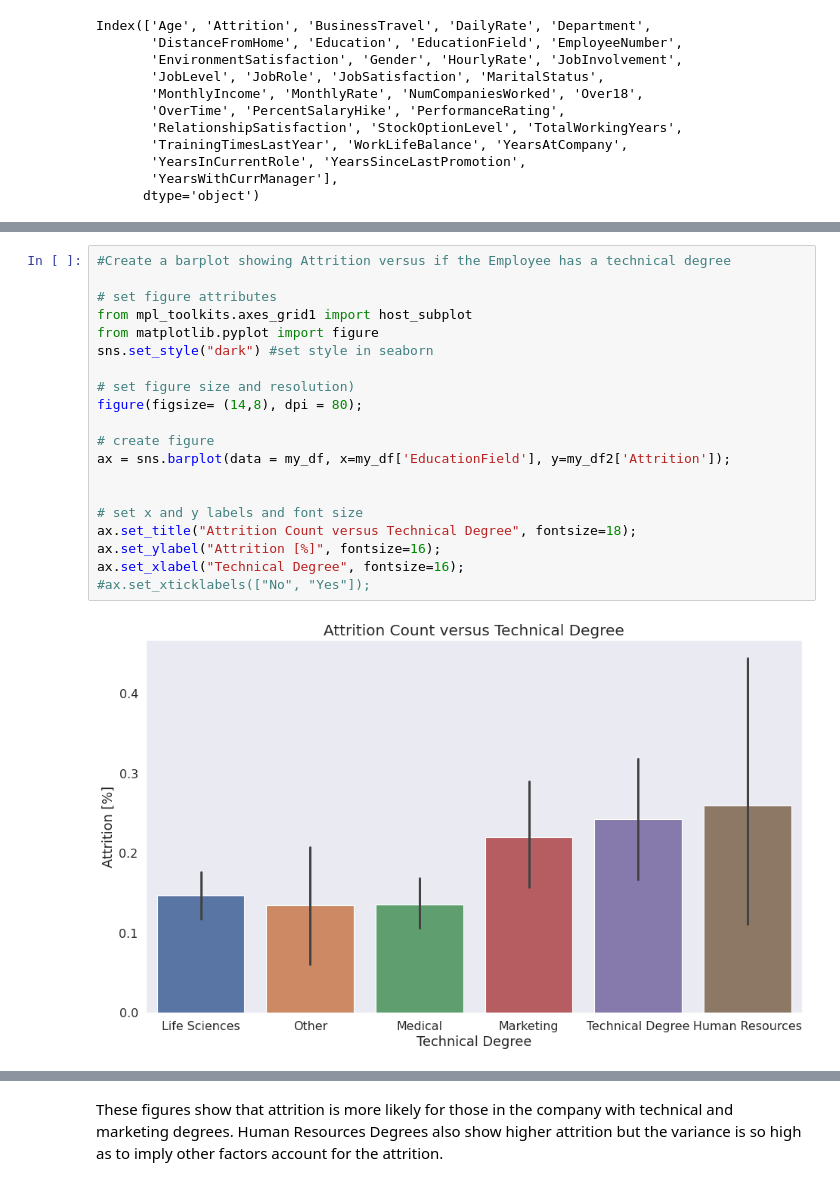
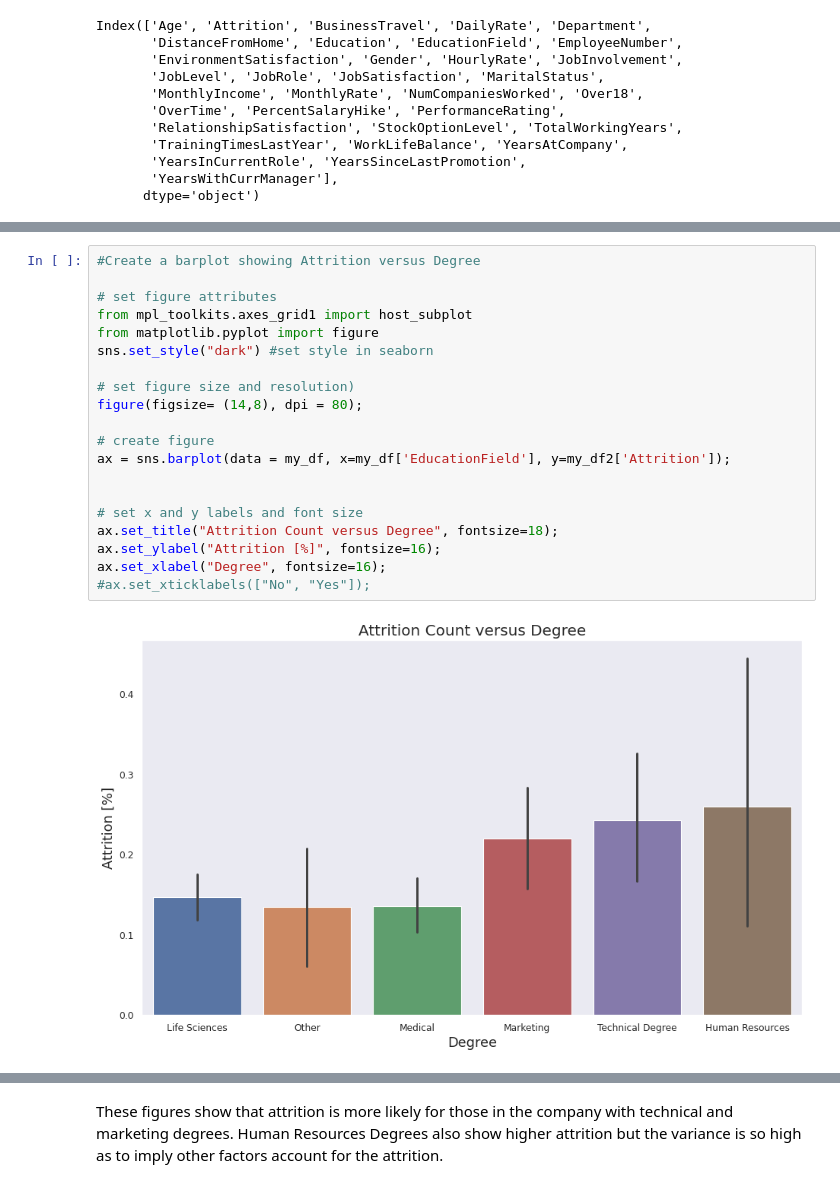
Before and after one commit to khixson1/Employee-Attrition, a Jupyter notebook: Employee_Attrition.ipynb, the cells around one changed output, grey strips where cells are left out. Saved outputs shown, nothing was run; the diff lists cells and outputs as text.

```diff
--- a/Employee_Attrition.ipynb
+++ b/Employee_Attrition.ipynb
@@ -1225,22 +1227,22 @@ Index(['Age', 'Attrition', 'BusinessTravel', 'DailyRate', 'Department',
 # %%
-#Create a barplot showing Attrition versus if the Employee has a technical degree
+#Create a barplot showing Attrition versus Degree
 
 # set figure attributes
 from mpl_toolkits.axes_grid1 import host_subplot
 from matplotlib.pyplot import figure
 sns.set_style("dark") #set style in seaborn
 
 # set figure size and resolution)
 figure(figsize= (14,8), dpi = 80);
 
 # create figure
 ax = sns.barplot(data = my_df, x=my_df['EducationField'], y=my_df2['Attrition']);
 
 
 # set x and y labels and font size
-ax.set_title("Attrition Count versus Technical Degree", fontsize=18);
+ax.set_title("Attrition Count versus Degree", fontsize=18);
 ax.set_ylabel("Attrition [%]", fontsize=16);
-ax.set_xlabel("Technical Degree", fontsize=16);
+ax.set_xlabel("Degree", fontsize=16);
 #ax.set_xticklabels(["No", "Yes"]);
 # %% [output]
-[figure, old version]
+[figure, new version]
```
Also changed, not shown: parts of 7 cells of this notebook.
